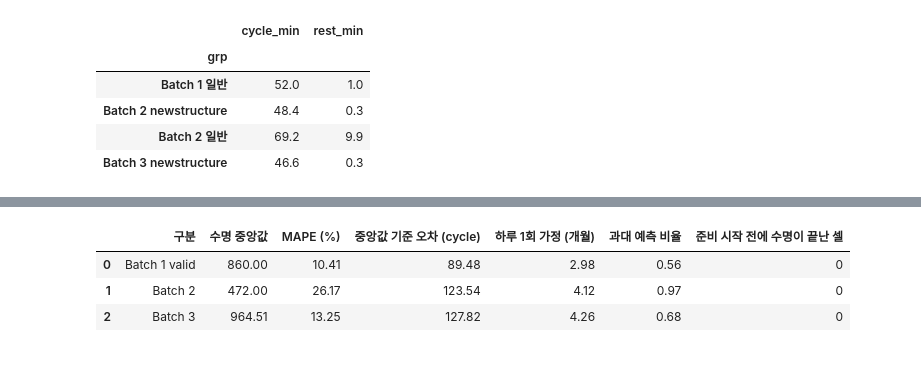
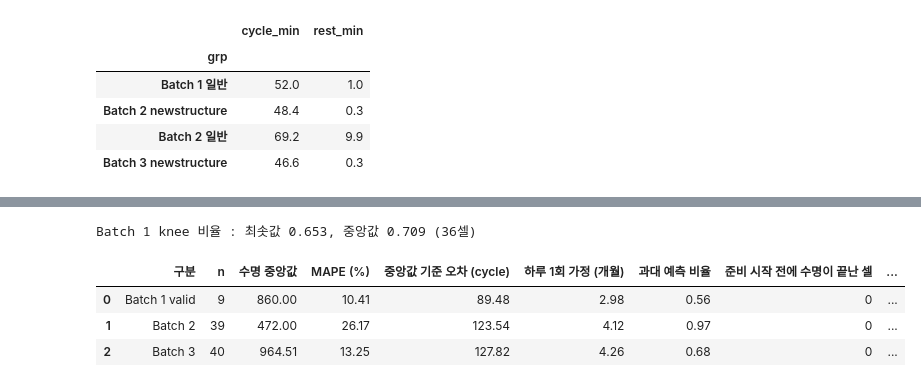
Before and after one commit to 97-99-02/ess-battery-project, a Jupyter notebook: notebooks/03_modeling.ipynb, the cells around one changed output, grey strips where cells are left out. Saved outputs shown, nothing was run; the diff lists cells and outputs as text; code cells hidden in the pictures.

```diff
--- a/notebooks/03_modeling.ipynb
+++ b/notebooks/03_modeling.ipynb
@@ -342,15 +346,24 @@ Batch 3 는 원논문 secondary test 와 같은 2018-04-12 배치 40셀. 논문
 # %%
+from features import load_cells, knee_point
+b1cells = {k: c for k, c in load_cells(('b1',)).items() if c['exclude'] == '' and not c['carryover']}  # c0~c4 는 EOL 구간이 없어 제외
+knee_ratio = pd.Series({k: knee_point(c)[0] / c['life_raw'] for k, c in b1cells.items()}).dropna()
+KNEE_B1 = knee_ratio.min()
+print(f'Batch 1 knee 비율 : 최솟값 {KNEE_B1:.3f}, 중앙값 {knee_ratio.median():.3f} ({len(knee_ratio)}셀)')
+
 rows = []
 for s, nm in [('valid', 'Batch 1 valid'), ('b2', 'Batch 2'), ('b3', 'Batch 3')]:
     v = f1[f1.split == s]
     med = v.t.median()
-    prep = 0.55 * 10 ** v.pi_lo_log    # 예측구간 하한 × 0.55 (가장 이른 knee 비율) : 교체 준비 시작 시점
-    rows.append({'구분': nm, '수명 중앙값': med, 'MAPE (%)': v.ape.mean(), '중앙값 기준 오차 (cycle)': med * v.ape.mean() / 100,
-                 '하루 1회 가정 (개월)': med * v.ape.mean() / 100 / 30, '과대 예측 비율': v.over.mean(),
-                 '준비 시작 전에 수명이 끝난 셀': int((v.t < prep).sum())})
+    prep = KNEE_B1 * 10 ** v.pi_lo_log    # 교체 준비 시작 시점 (cycle)
+    rows.append({'구분': nm, 'n': len(v), '수명 중앙값': med, 'MAPE (%)': v.ape.mean(),
+                 '중앙값 기준 오차 (cycle)': med * v.ape.mean() / 100, '하루 1회 가정 (개월)': med * v.ape.mean() / 100 / 30,
+                 '과대 예측 비율': v.over.mean(),
+                 '준비 시작 전에 수명이 끝난 셀': int((v.t < prep).sum()),
+                 '준비 시작 / 실제 수명 (중앙값)': (prep / v.t).median()})
 pd.DataFrame(rows).round(2)
 # %% [output]
+Batch 1 knee 비율 : 최솟값 0.653, 중앙값 0.709 (36셀)
-|  | 구분 | 수명 중앙값 | MAPE (%) | 중앙값 기준 오차 (cycle) | 하루 1회 가정 (개월) | 과대 예측 비율 | 준비 시작 전에 수명이 끝난 셀 |
-| 0 | Batch 1 valid | 860.00 | 10.41 | 89.48 | 2.98 | 0.56 | 0 |
-| 1 | Batch 2 | 472.00 | 26.17 | 123.54 | 4.12 | 0.97 | 0 |
-| 2 | Batch 3 | 964.51 | 13.25 | 127.82 | 4.26 | 0.68 | 0 |
+|  | 구분 | n | 수명 중앙값 | MAPE (%) | 중앙값 기준 오차 (cycle) | 하루 1회 가정 (개월) | 과대 예측 비율 | 준비 시작 전에 수명이 끝난 셀 | ... |
+| 0 | Batch 1 valid | 9 | 860.00 | 10.41 | 89.48 | 2.98 | 0.56 | 0 | ... |
+| 1 | Batch 2 | 39 | 472.00 | 26.17 | 123.54 | 4.12 | 0.97 | 0 | ... |
+| 2 | Batch 3 | 40 | 964.51 | 13.25 | 127.82 | 4.26 | 0.68 | 0 | ... |
```
Also changed, not shown: parts of 4 cells of this notebook, 1 other file.
